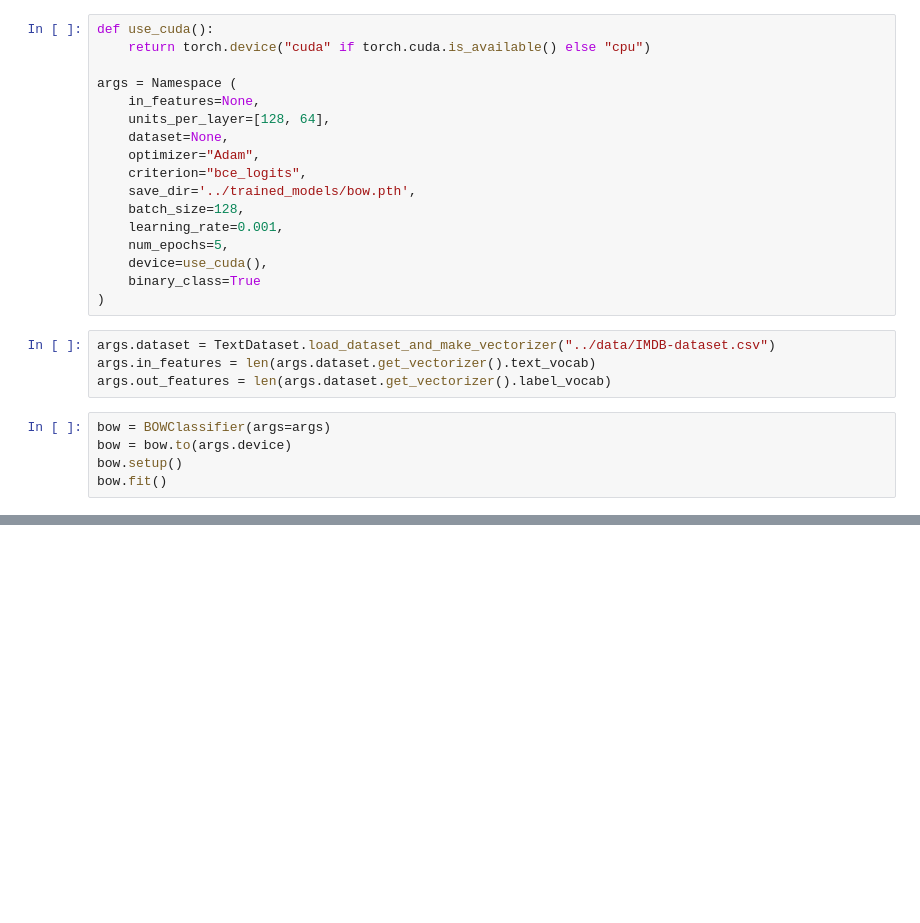
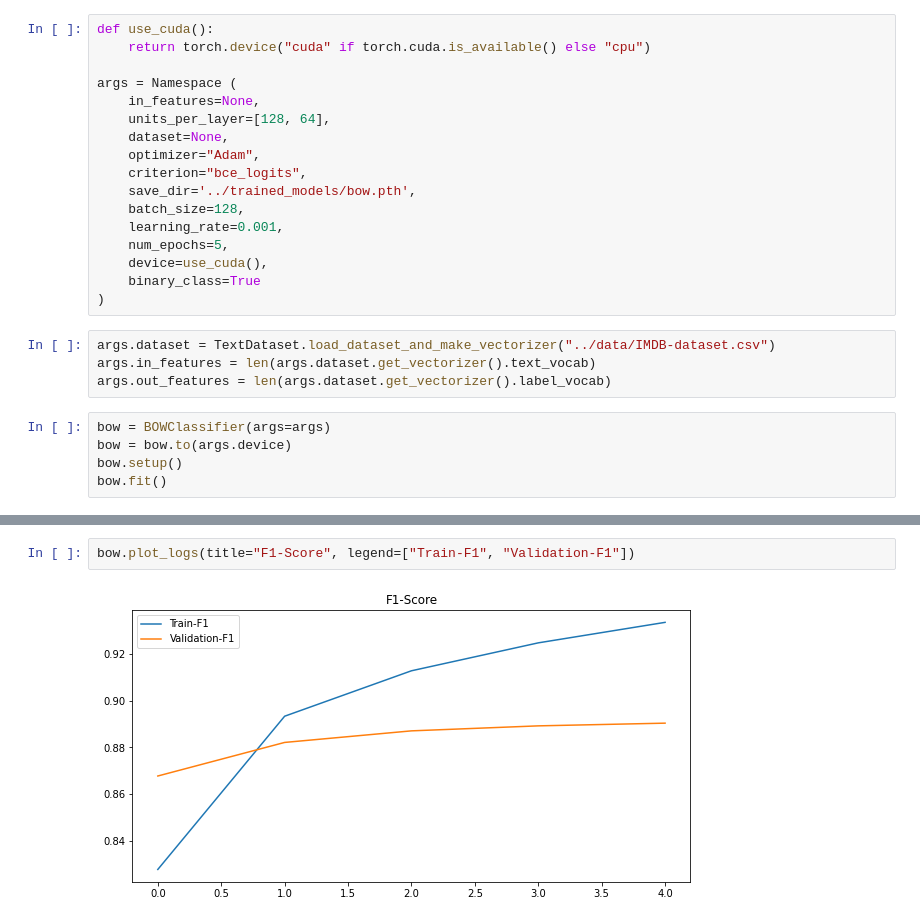
Before and after one commit to NikosKyriakakis/text-sentiment-analysis, a Jupyter notebook: src/main.ipynb, the cells around one changed output, grey strips where cells are left out. Cells and saved outputs as stored; diff of their text form; blank space fills up the shorter version.

```diff
--- a/src/main.ipynb
+++ b/src/main.ipynb
@@ -48,0 +49,4 @@ bow.plot_acc_logs()
+# %%
+bow.plot_logs(title="F1-Score", legend=["Train-F1", "Validation-F1"])
+# %% [output]
+[figure, added]
```
Also changed, not shown: parts of 6 cells of this notebook, 2 other files.
